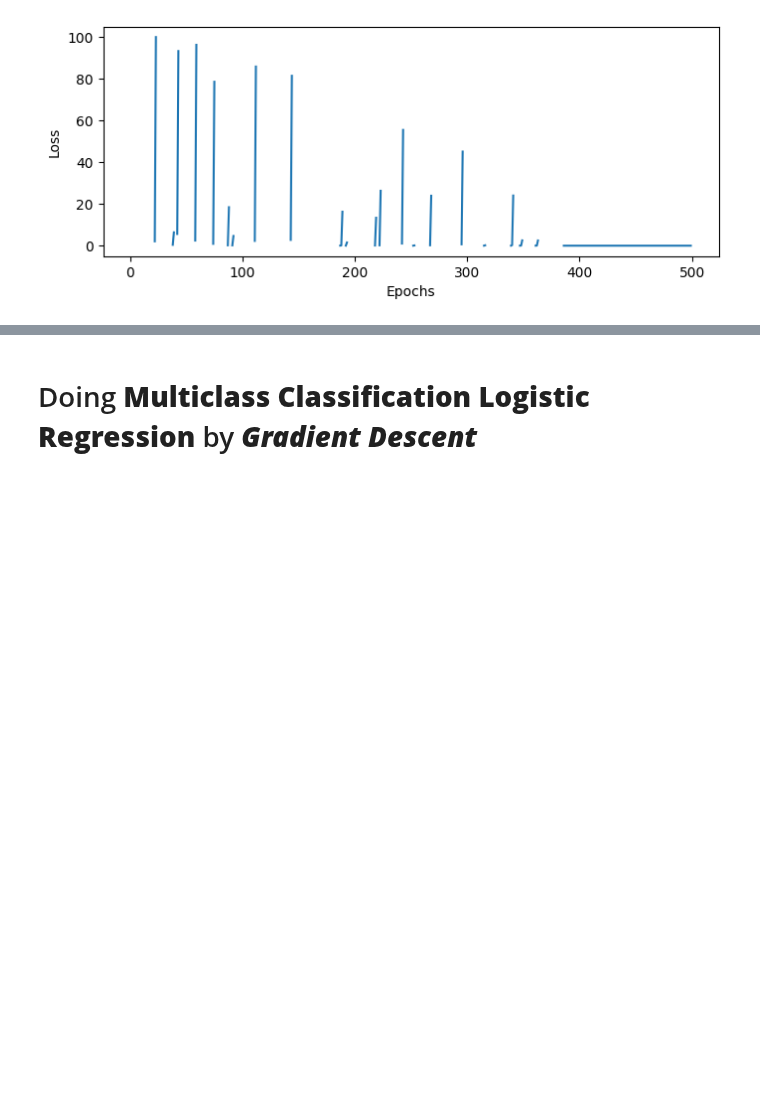
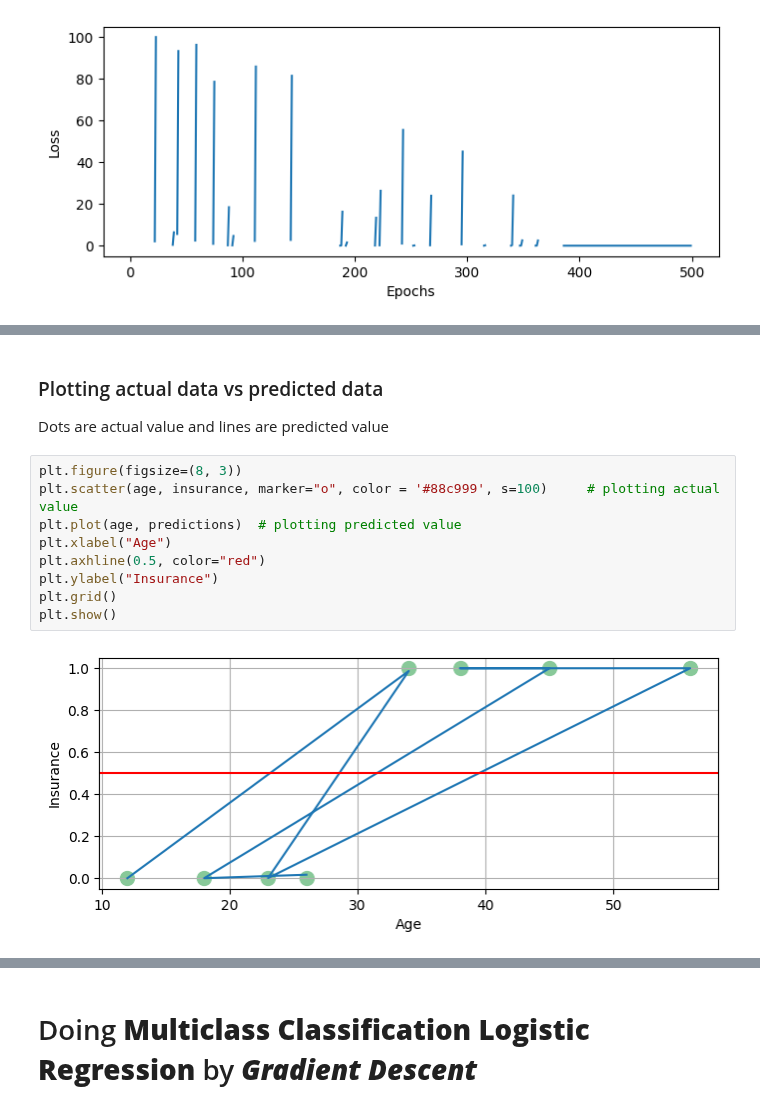
Before and after one commit to albertodavincishekhawat/BasicMachineLearning, a Jupyter notebook: 3.GradiantDescent.ipynb, the cells around one changed output, grey strips where cells are left out. Saved outputs shown, nothing was run; the diff lists cells and outputs as text; blank space fills up the shorter version.

```diff
--- a/3.GradiantDescent.ipynb
+++ b/3.GradiantDescent.ipynb
@@ -182,0 +191,15 @@ array([5.47016305e-09, 9.87641110e-01, 6.60728337e-04, 1.00000000e+00,
+# %% [markdown]
+### Plotting actual data vs predicted data
+
+Dots are actual value and lines are predicted value
+# %%
+plt.figure(figsize=(8, 3))
+plt.scatter(age, insurance, marker="o", color = '#88c999', s=100)     # plotting actual value
+plt.plot(age, predictions)  # plotting predicted value
+plt.xlabel("Age")
+plt.axhline(0.5, color="red")
+plt.ylabel("Insurance")
+plt.grid()
+plt.show()
+# %% [output]
+[figure, added]
```
Also changed, not shown: parts of 33 cells of this notebook, 1 other file.
